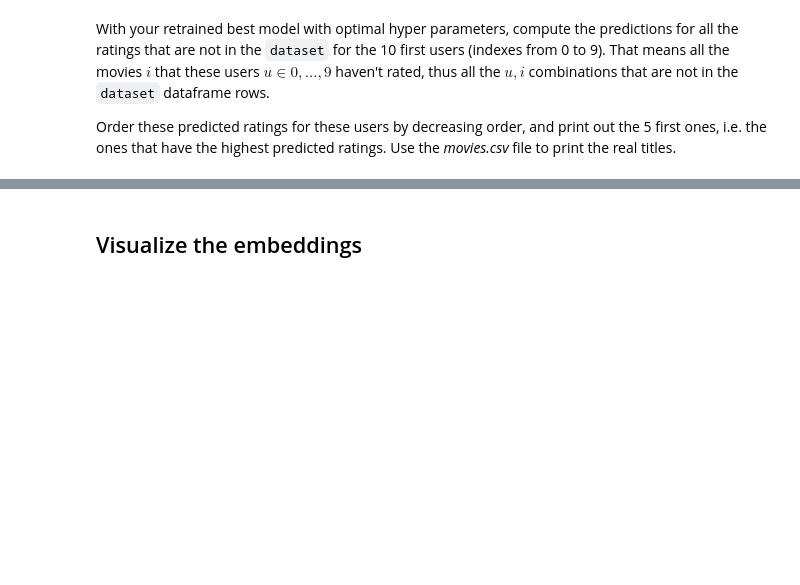
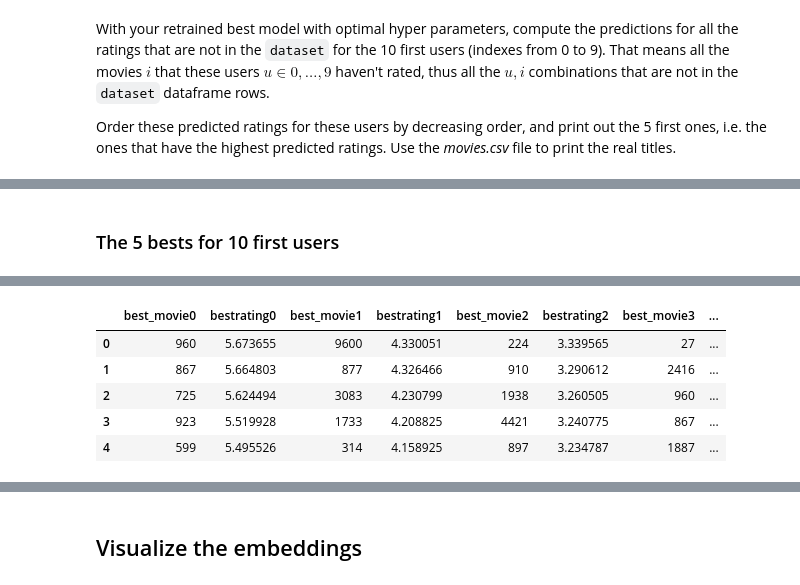
Before and after one commit to Jerome-Delaunay/CampusML, a Jupyter notebook: 4. ML4/Machine_Learning_4_Recommender_Systems_JDE.ipynb, the cells around one changed output, grey strips where cells are left out. Saved outputs shown, nothing was run; the diff lists cells and outputs as text; code cells hidden in the pictures; blank space fills up the shorter version.

Commit message:
add 5 best for 10 first users

```diff
--- a/4. ML4/Machine_Learning_4_Recommender_Systems_JDE.ipynb
+++ b/4. ML4/Machine_Learning_4_Recommender_Systems_JDE.ipynb
@@ -1279 +1281,7 @@ display(dataset[dataset.userId.eq(user_id)]
 232 rows × 6 columns
+# %%
+df=pd.DataFrame()
+df['userId']=np.full(len(movie_ids_map.values()),user_id)
+df['movieId']= movie_ids_map.values()
+df['rating']= y_gen.T[0]
+df
@@ -1310,6 +1340,7 @@ def get_top5_for_user(model, user_id, dataset):
     df['userId']=np.full(len(movie_ids_map.values()),user_id)
     df['movieId']= movie_ids_map.values()
     df['rating']= y_gen.T[0]
+
     #df['movieId']= np.array(list(movie_ids_map.values()))
 
     # only keep (not rated movies) & sort by rating
@@ -1318,9 +1349,9 @@ def get_top5_for_user(model, user_id, dataset):
      .sort_values(axis=0, by='rating', ascending=False))
      #.head(5))
      #.iloc[:5])
-    display (bestMovies.head(5))
-    five_best_movie_ids = bestMovies['movieId'].head(5)
-    five_best_ratings = bestMovies['rating'].head(5)
+    # display (bestMovies.head(5))
+    five_best_movie_ids = bestMovies['movieId'].head(5).reset_index(drop=True)
+    five_best_ratings = bestMovies['rating'].head(5).reset_index(drop=True)
 
     return five_best_movie_ids, five_best_ratings
 # %%
@@ -1350 +1375,14 @@ Name: movieId, dtype: int64
 Name: rating, dtype: float32
+# %% [markdown]
+### The 5 bests for 10 first users
+# %%
+# look for the 5 best movies recomendation for the fist 10
+df5best=pd.DataFrame()
+for user in list(user_ids_map.values())[0:10]:
+    print (f"look for user {user}")
+    five_best_movie_ids, five_best_ratings=get_top5_for_user(model=best_model2, user_id=user, dataset=dataset)
+    df5best[f"best_movie{user}"]=five_best_movie_ids
+    df5best[f"bestrating{user}"]=five_best_ratings
+
+display (df5best)
+# %% [output]
@@ -1350,0 +1409,6 @@ Name: rating, dtype: float32
+|  | best_movie0 | bestrating0 | best_movie1 | bestrating1 | best_movie2 | bestrating2 | best_movie3 | ... |
+| 0 | 960 | 5.673655 | 9600 | 4.330051 | 224 | 3.339565 | 27 | ... |
+| 1 | 867 | 5.664803 | 877 | 4.326466 | 910 | 3.290612 | 2416 | ... |
+| 2 | 725 | 5.624494 | 3083 | 4.230799 | 1938 | 3.260505 | 960 | ... |
+| 3 | 923 | 5.519928 | 1733 | 4.208825 | 4421 | 3.240775 | 867 | ... |
+| 4 | 599 | 5.495526 | 314 | 4.158925 | 897 | 3.234787 | 1887 | ... |
```
Also changed, not shown: parts of 38 cells of this notebook, 7 other files.
